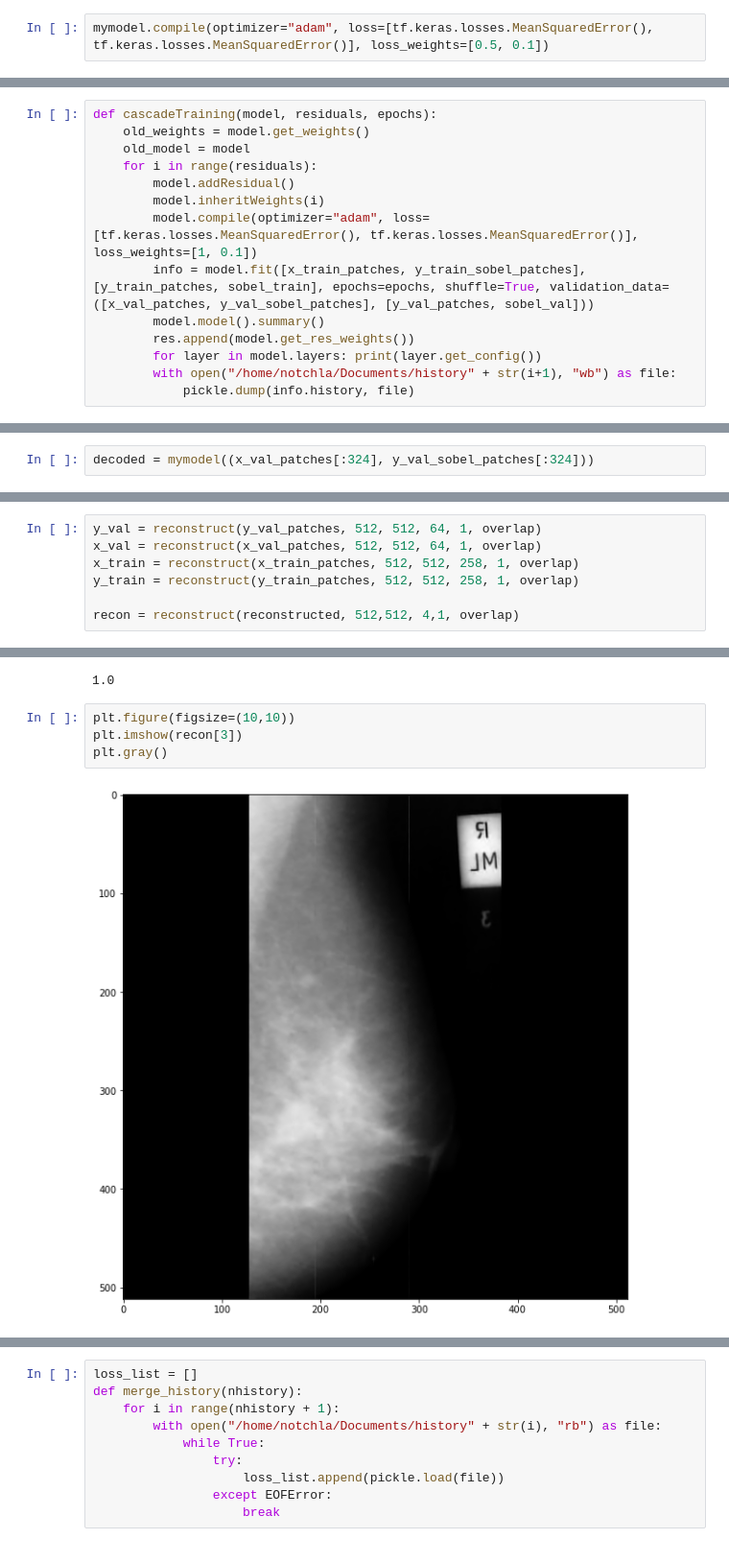
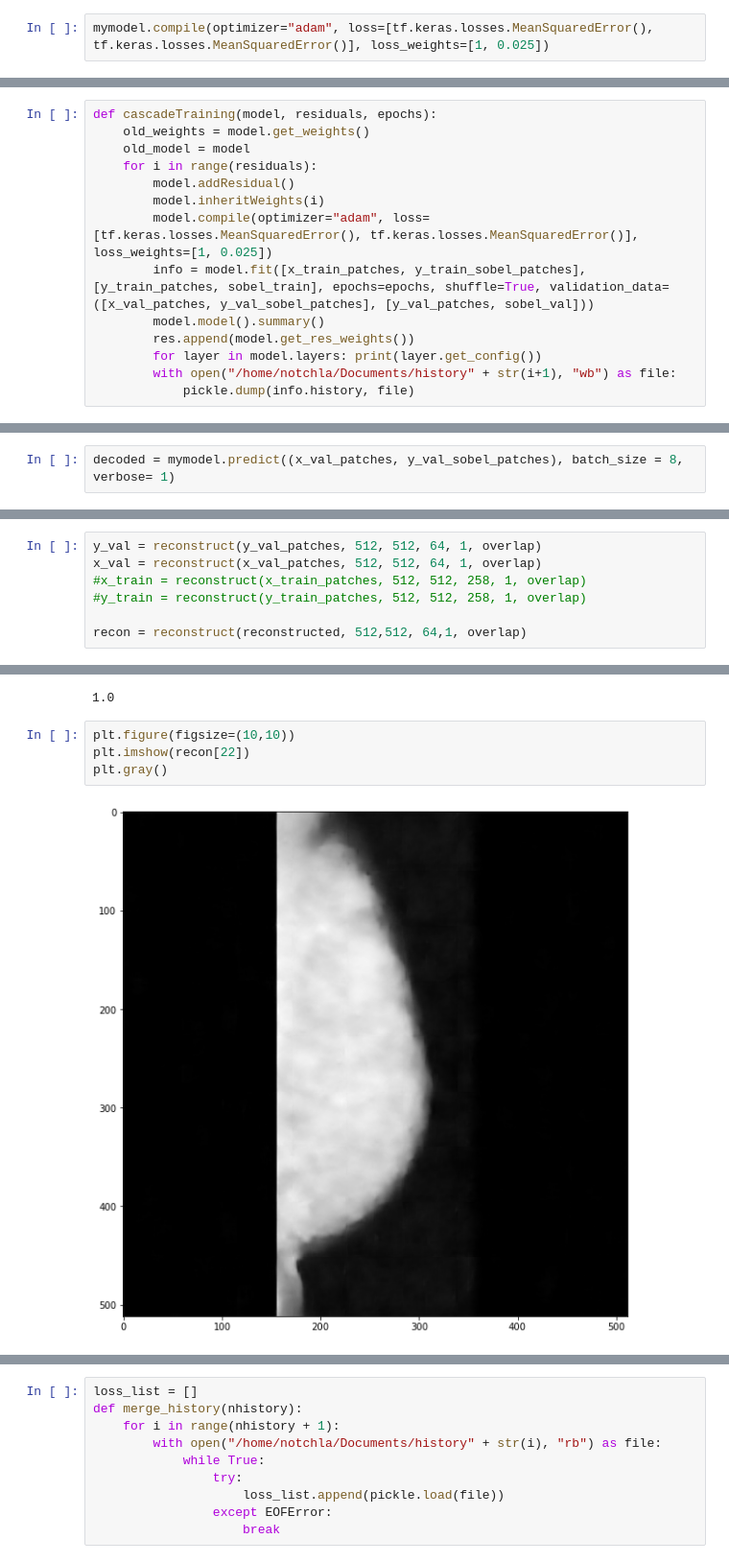
Before and after one commit to notchla/dnresnet, a Jupyter notebook: dnresnet.ipynb, the cells around one changed output, grey strips where cells are left out. Shown at 96% size. Drawn from its saved outputs; the diff is of its cells as text.

```diff
--- a/dnresnet.ipynb
+++ b/dnresnet.ipynb
@@ -209,7 +209,7 @@ ________________________________________________________________________________
 
 # test = np.concatenate((x_expanded, zeros), axis=1)
 # %%
-mymodel.compile(optimizer="adam", loss=[tf.keras.losses.MeanSquaredError(), tf.keras.losses.MeanSquaredError()], loss_weights=[0.5, 0.1])
+mymodel.compile(optimizer="adam", loss=[tf.keras.losses.MeanSquaredError(), tf.keras.losses.MeanSquaredError()], loss_weights=[1, 0.025])
 # %%
 sobel_train = y_train_sobel_patches * y_train_patches
 sobel_val = y_val_sobel_patches * y_val_patches
@@ -255,7 +258,7 @@ def cascadeTraining(model, residuals, epochs):
     for i in range(residuals):
         model.addResidual()
         model.inheritWeights(i)
-        model.compile(optimizer="adam", loss=[tf.keras.losses.MeanSquaredError(), tf.keras.losses.MeanSquaredError()], loss_weights=[1, 0.1])
+        model.compile(optimizer="adam", loss=[tf.keras.losses.MeanSquaredError(), tf.keras.losses.MeanSquaredError()], loss_weights=[1, 0.025])
         info = model.fit([x_train_patches, y_train_sobel_patches], [y_train_patches, sobel_train], epochs=epochs, shuffle=True, validation_data=([x_val_patches, y_val_sobel_patches], [y_val_patches, sobel_val]))
         model.model().summary()
         res.append(model.get_res_weights())
@@ -285,2 +292,2 @@ Epoch 6/10
 # %%
-decoded = mymodel((x_val_patches[:324], y_val_sobel_patches[:324]))
+decoded = mymodel.predict((x_val_patches, y_val_sobel_patches), batch_size = 8, verbose= 1)
@@ -380,10 +389,10 @@ def reconstruct(patches, width, height, noriginal, dims, overlap):
 # %%
 y_val = reconstruct(y_val_patches, 512, 512, 64, 1, overlap)
 x_val = reconstruct(x_val_patches, 512, 512, 64, 1, overlap)
-x_train = reconstruct(x_train_patches, 512, 512, 258, 1, overlap)
-y_train = reconstruct(y_train_patches, 512, 512, 258, 1, overlap)
+#x_train = reconstruct(x_train_patches, 512, 512, 258, 1, overlap)
+#y_train = reconstruct(y_train_patches, 512, 512, 258, 1, overlap)
 
-recon = reconstruct(reconstructed, 512,512, 4,1, overlap)
+recon = reconstruct(reconstructed, 512,512, 64,1, overlap)
 # %%
 recon.shape
 # %% [output]
@@ -398,9 +407,9 @@ print(np.max(recon))
 1.0
 # %%
 plt.figure(figsize=(10,10))
-plt.imshow(recon[3])
+plt.imshow(recon[22])
 plt.gray()
 # %% [output]
-[figure, old version]
+[figure, new version]
 # %%
 plt.figure(figsize=(10,10))
```
Also changed, not shown: parts of 17 cells of this notebook, 5 other files.
